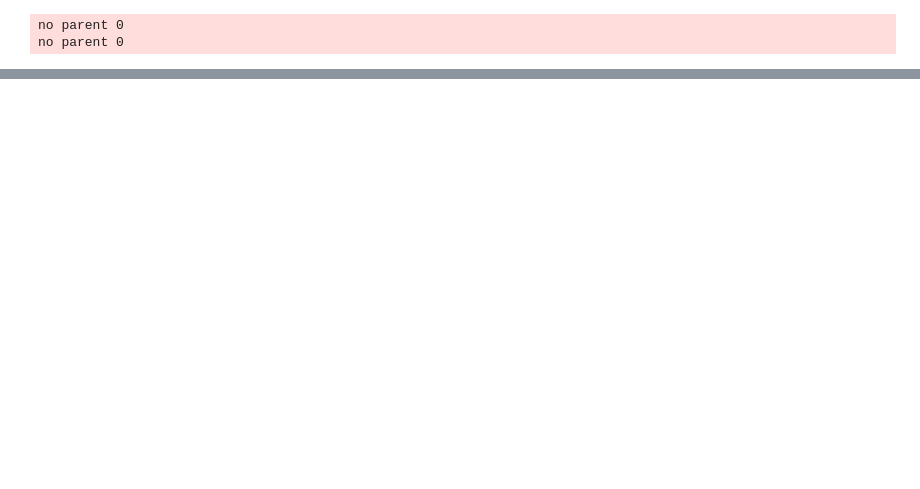
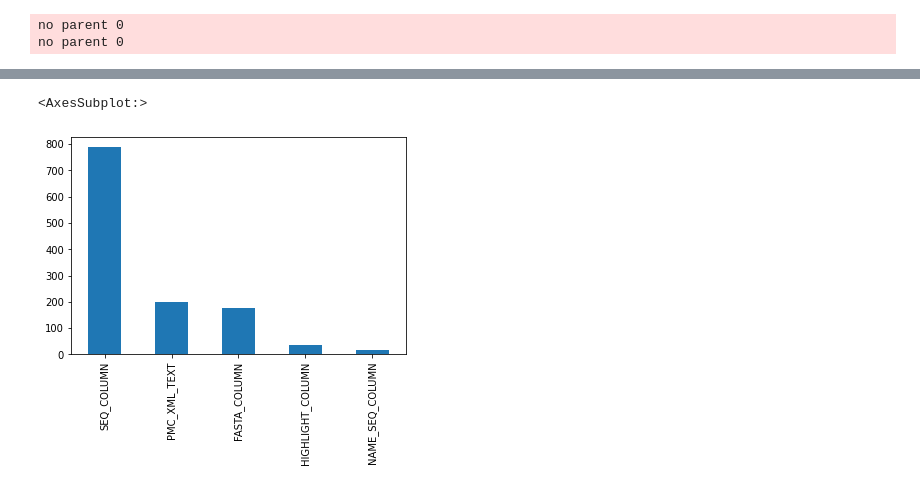
Before and after one commit to mjoppich/VIMTM, a Jupyter notebook: covidsents/extract_mirnas.ipynb, the cells around one changed output, grey strips where cells are left out. Cells and saved outputs as stored; diff of their text form; code cells hidden in the pictures; blank space fills up the shorter version.

```diff
--- a/covidsents/extract_mirnas.ipynb
+++ b/covidsents/extract_mirnas.ipynb
@@ -1483,0 +1492,35 @@ for x in tax2mirnaseq:
+# %%
+def print_mirnas_table( mirnas ):
+
+    allEntries = []
+    for mir in mirnas:
+
+        detailsList = []
+
+        for origin in mir.origin:
+            detailsList.append( mir.mirna_id )
+            detailsList.append( mir.mirna_seq )
+            detailsList.append( origin )
+            detailsList.append( mir.source )
+
+            virMatch = mir.bestmatches.get("virus", None)
+
+            if not virMatch is None:
+                detailsList.append( [vm["matched_seq_id"] for vm in virMatch] )
+                detailsList.append( [vm["matched_tax_id"] for vm in virMatch] )
+                detailsList.append( [vm["matched_position_target"] for vm in virMatch] )
+                detailsList.append( [",".join(vm["matched_doc_virus"]) for vm in virMatch] )
+            else:
+                detailsList.append(None)
+                detailsList.append(None)
+                detailsList.append(None)
+                detailsList.append(None)
+
+        allEntries.append(tuple(detailsList))
+
+    return pd.DataFrame.from_records(allEntries, columns=["ID", "SEQ", "ORIGIN", "METHOD", "MATCH_SEQUENCE", "MATCH_TAX", "MATCH_SEQUENCE_POSITION", "MATCH_DOCUMENT_TAX"])
+
+df = print_mirnas_table(allmirnas)
+df.to_csv("vimtm_mirna.df", sep="\t", index=False)
+
+display(df)
@@ -1483,0 +1541,5 @@ for x in tax2mirnaseq:
+# %%
+df.METHOD.value_counts().plot(kind='bar')
+# %% [output]
+<AxesSubplot:>
+[figure, added]
```
Also changed, not shown: parts of 48 cells of this notebook, 2 other files.
